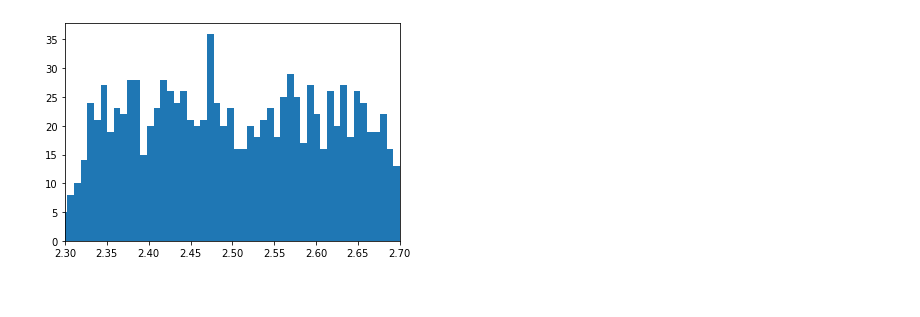
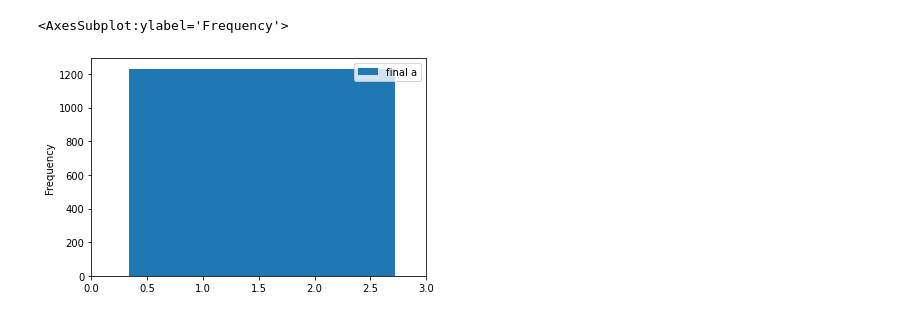
Before and after one commit to Ho0ost/api_workshop, a Jupyter notebook: onze_meuk/Joost/million_year_plotter.ipynb, the cells around one changed output. Saved outputs shown, nothing was run; the diff lists cells and outputs as text; code cells hidden in the pictures.

```diff
--- a/onze_meuk/Joost/million_year_plotter.ipynb
+++ b/onze_meuk/Joost/million_year_plotter.ipynb
@@ -25,6 +25,5 @@ dtype: float64
 # %%
-plt.hist(data_final_a,bins = 3000)
-plt.xlim(2.3,2.7)
-plt.show()
+data_final_a.plot.hist(xlim=(0,3))#,xlim=(2.3,2.7))
 # %% [output]
+<AxesSubplot:ylabel='Frequency'>
-[figure, old version]
+[figure, new version]
```
Also changed, not shown: parts of 1 cell of this notebook, 3 other files.
